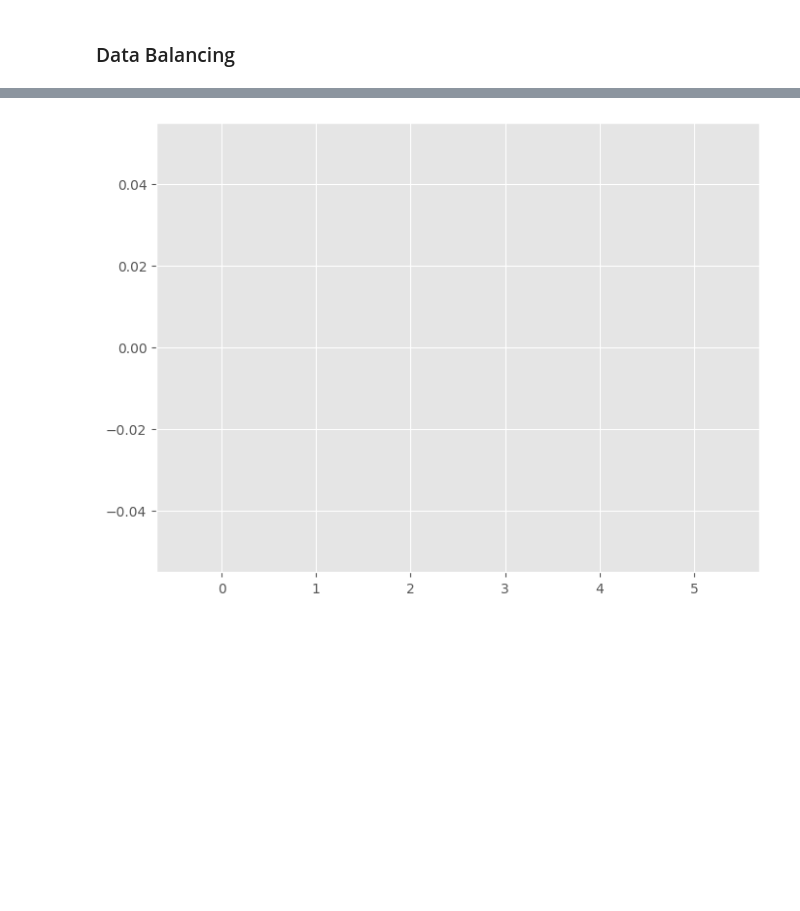
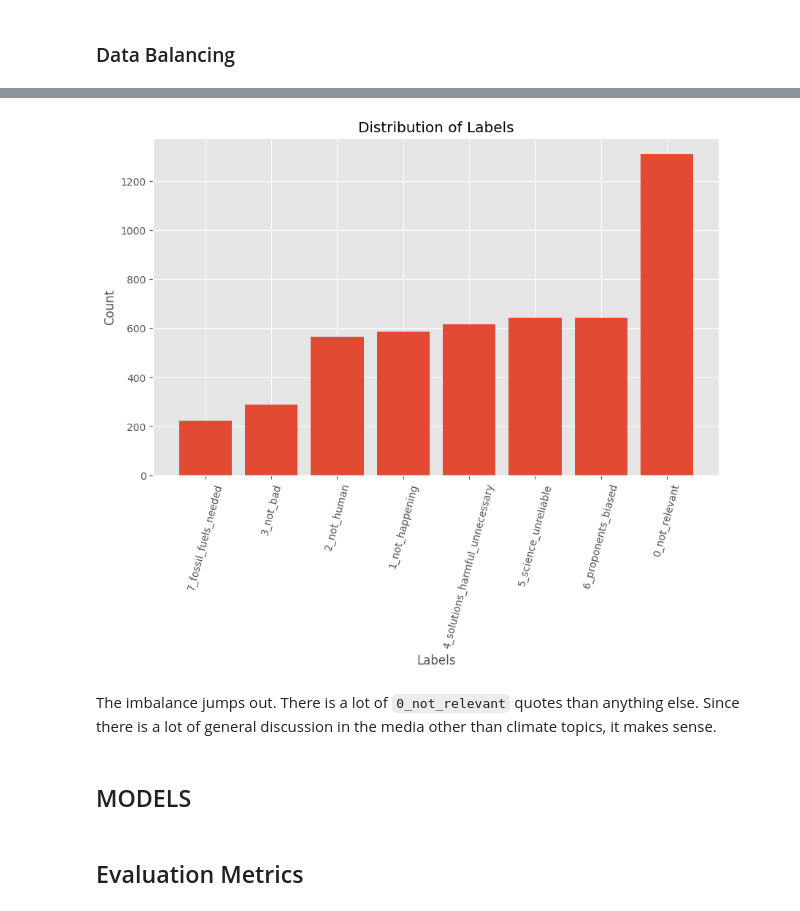
Before and after one commit to Ashish-Soni08/Frugal-AI-Challenge, a Jupyter notebook: experiments.ipynb, the cells around one changed output, grey strips where cells are left out. Drawn from its saved outputs; the diff is of its cells as text; code cells hidden in the pictures; blank space fills up the shorter version.

```diff
--- a/experiments.ipynb
+++ b/experiments.ipynb
@@ -318,8 +366,17 @@ Counter({'0_not_relevant': 1618,
-# %%
-plt.figure(figsize=(8, 6))
-plt.bar(
-    [0, 1, 2, 3, 4, 5],
-    [labels[0.0], labels[1.0], labels[2.0], labels[3.0], labels[4.0], labels[5.0]])
-plt.show()
-# %% [output]
-[figure, removed]
+# %%
+# Sort the labels by their count
+sorted_labels = dict(sorted(labels.items(), key=lambda item: item[1]))
+
+plt.figure(figsize=(10, 6))
+plt.bar(sorted_labels.keys(), sorted_labels.values())
+plt.xlabel('Labels')
+plt.ylabel('Count')
+plt.title('Distribution of Labels')
+plt.xticks(rotation=75)
+plt.show()
+# %% [output]
+[figure, added]
+# %% [markdown]
+The imbalance jumps out. There is a lot of `0_not_relevant` quotes than anything else. Since there is a lot of general discussion in the media other than climate topics, it makes sense.
+# %% [markdown]
+## MODELS
@@ -325,0 +385,2 @@ plt.show()
+# %% [markdown]
+## Evaluation Metrics
```
Also changed, not shown: parts of 29 cells of this notebook.
